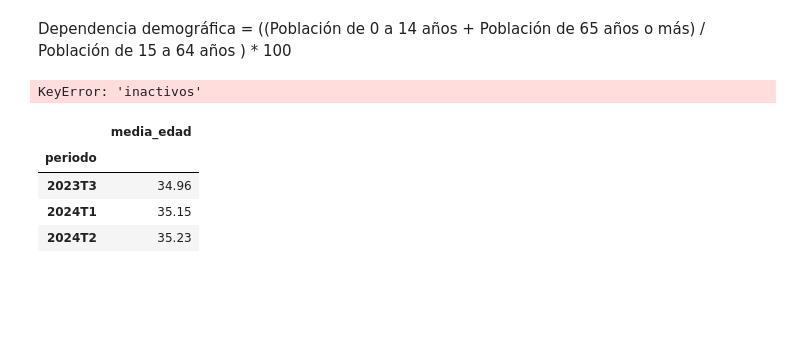
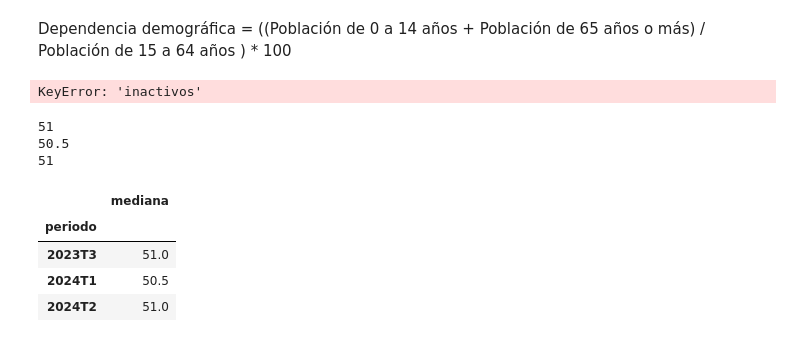
Before and after one commit to noguesan/TP_Integrado_lenguajes, a Jupyter notebook: src/caracteristicas_demograficas_test.ipynb, the cells around one changed output. Cells and saved outputs as stored; diff of their text form; code cells hidden in the pictures; blank space fills up the shorter version.

```diff
--- a/src/caracteristicas_demograficas_test.ipynb
+++ b/src/caracteristicas_demograficas_test.ipynb
@@ -216,24 +219,47 @@ KeyError: 'inactivos'
 # %%
 df_edad = df[["ANO4","PONDERA","TRIMESTRE","CH06"]].copy()
 
 df_edad['periodo'] = df_edad['ANO4'].astype(str) + 'T' + df_edad['TRIMESTRE'].astype(str)
 
 df_edad = df_edad.groupby(["ANO4","CH06","TRIMESTRE","periodo"]).sum("PONDERA")
 df_edad= df_edad.reset_index()
 
 df_edad = df_edad.pivot(index="CH06", columns="periodo",values="PONDERA")
 
 df_edad.index.name = 'edad'
-
+df_edad_2 = df_edad
 # Calculamos la media ponderada de la edad por periodo
 media_edad_ponderada = ((df_edad.mul(df_edad.index, axis=0)).sum() / df_edad.sum() ).round(2)
 
 # Convertimos a DataFrame si lo querés como tal
 media_edad_ponderada_df = media_edad_ponderada.to_frame(name='media_edad')
 media_edad_ponderada_df
+
+def promedio (valor_x, valor_y ):
+    return (valor_x + valor_y) / 2
+
+for columna in df_edad_2.columns:
+    edad_serie = df_edad_2[columna].dropna().copy()
+    indices_edad = edad_serie.index
+    if len(edad_serie) % 2 != 0:
+        print(indices_edad[len(indices_edad) // 2])
+    else:
+        prom = promedio(indices_edad[(len(indices_edad) // 2 ) - 1 ] , indices_edad[len(indices_edad) // 2 ])
+        print(prom)
+datos = []
+for columna in df_edad.columns:
+    serie = df_edad[columna].dropna()
+    datos.append({"periodo" : columna , "mediana" : serie.index.to_series().median()})
+
+df_nuevo = pd.DataFrame(datos)
+df_nuevo = df_nuevo.set_index("periodo")
+df_nuevo
 # %% [output]
+51
+50.5
+51
-|  | media_edad |
+|  | mediana |
 | periodo |  |
-| 2023T3 | 34.96 |
-| 2024T1 | 35.15 |
-| 2024T2 | 35.23 |
+| 2023T3 | 51.0 |
+| 2024T1 | 50.5 |
+| 2024T2 | 51.0 |
```
Also changed, not shown: parts of 3 cells of this notebook, 1 other file.
